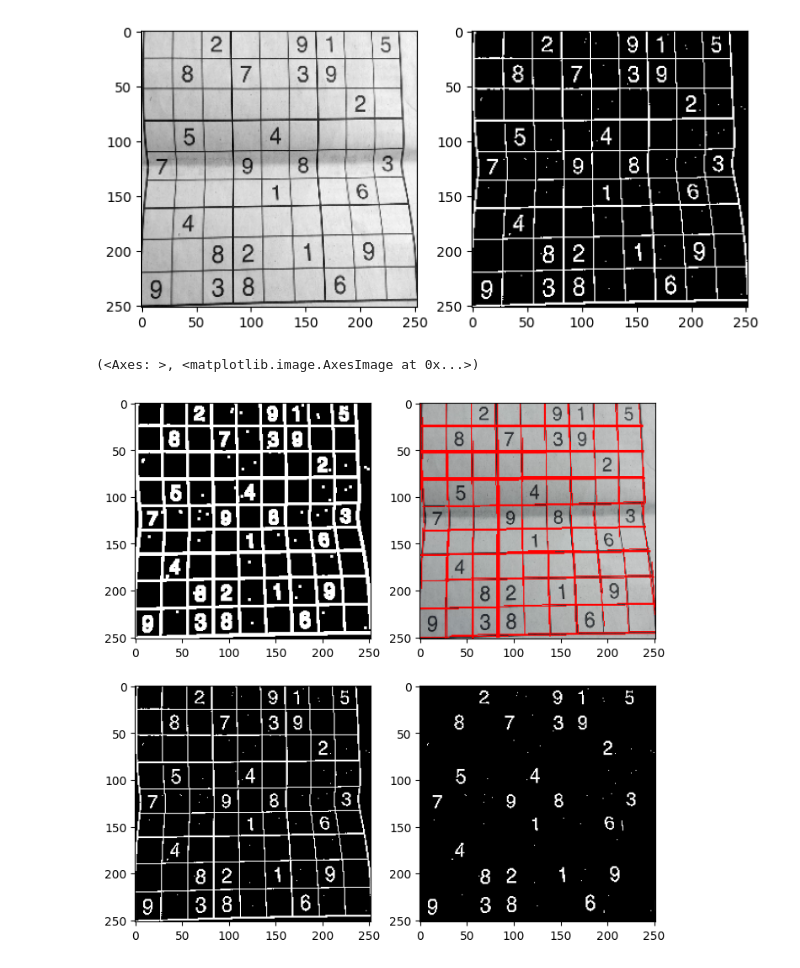
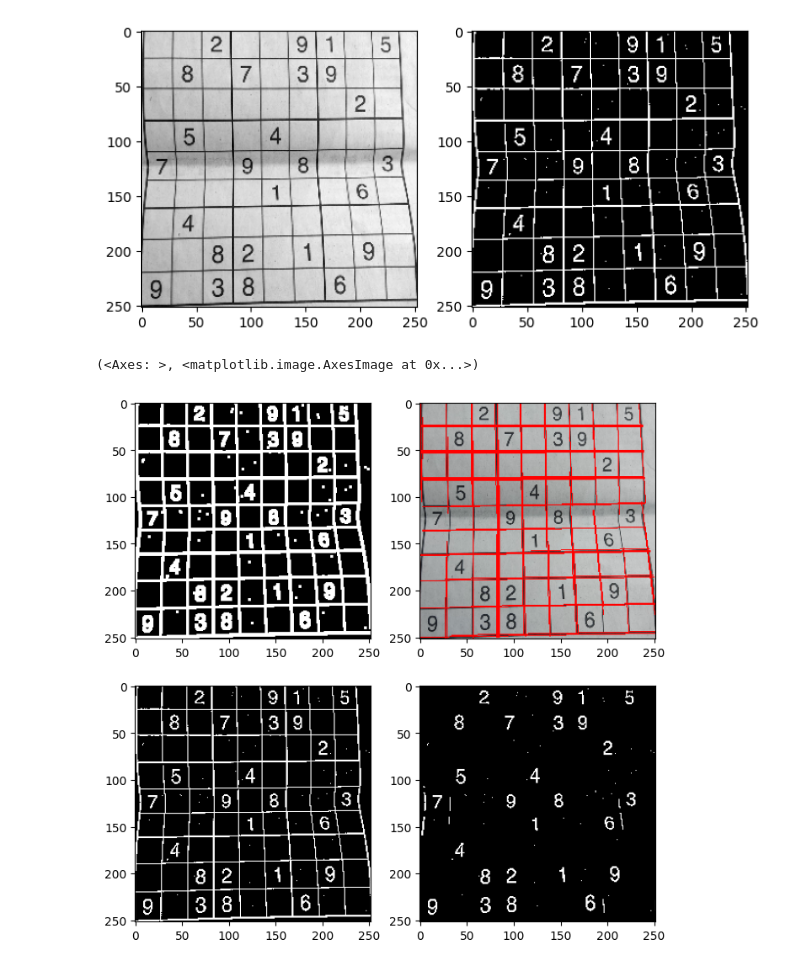
Before and after one commit to andraspalasti/sudoku-solver, a Jupyter notebook: notebooks/img_proc_workflow.ipynb, the cells around one changed output. Drawn from its saved outputs; the diff is of its cells as text; code cells hidden in the pictures.

```diff
--- a/notebooks/img_proc_workflow.ipynb
+++ b/notebooks/img_proc_workflow.ipynb
@@ -40,25 +40,25 @@ plt.subplot(1, 2, 2), plt.imshow(thresh, 'gray')
 # %%
 # Remove lines from image
 detected_lines = cropped.copy()
 removed = thresh.copy()
 
 # Dilate image so the lines have more thickness hence easier to detect
 dilated = cv2.dilate(thresh, np.ones((3, 3)))
-lines = cv2.HoughLinesP(dilated, 1, np.pi / 180.0, 80, minLineLength=40, maxLineGap=3)
+lines = cv2.HoughLinesP(dilated, 1, np.pi / 180.0, 80, minLineLength=70, maxLineGap=4)
 for line in lines:
     x1, y1, x2, y2 = line[0]
 
     # Draw line with red on original so we can see detected ones
     cv2.line(detected_lines, (x1, y1), (x2, y2), (255, 0, 0))
 
     # Hide line
     cv2.line(removed, (x1, y1), (x2, y2), 0, thickness=3)
 
 plt.figure(figsize=(8, 8))
 plt.subplot(2, 2, 1), plt.imshow(dilated, 'gray')
 plt.subplot(2, 2, 2), plt.imshow(detected_lines)
 plt.subplot(2, 2, 3), plt.imshow(thresh, 'gray')
 plt.subplot(2, 2, 4), plt.imshow(removed, 'gray')
 # %% [output]
 (<Axes: >, <matplotlib.image.AxesImage at 0x...>)
-[figure, old version]
+[figure, new version]
```
Also changed, not shown: 4 other files.
